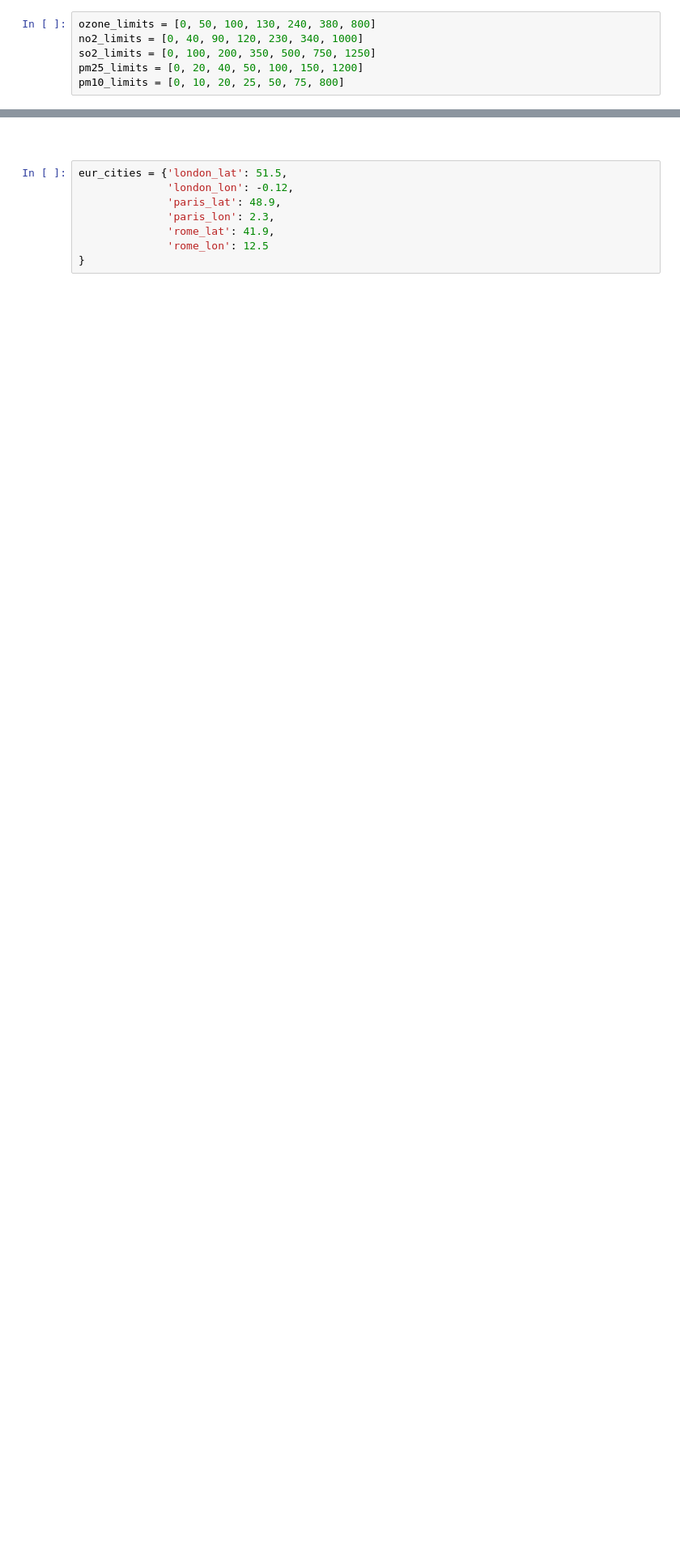
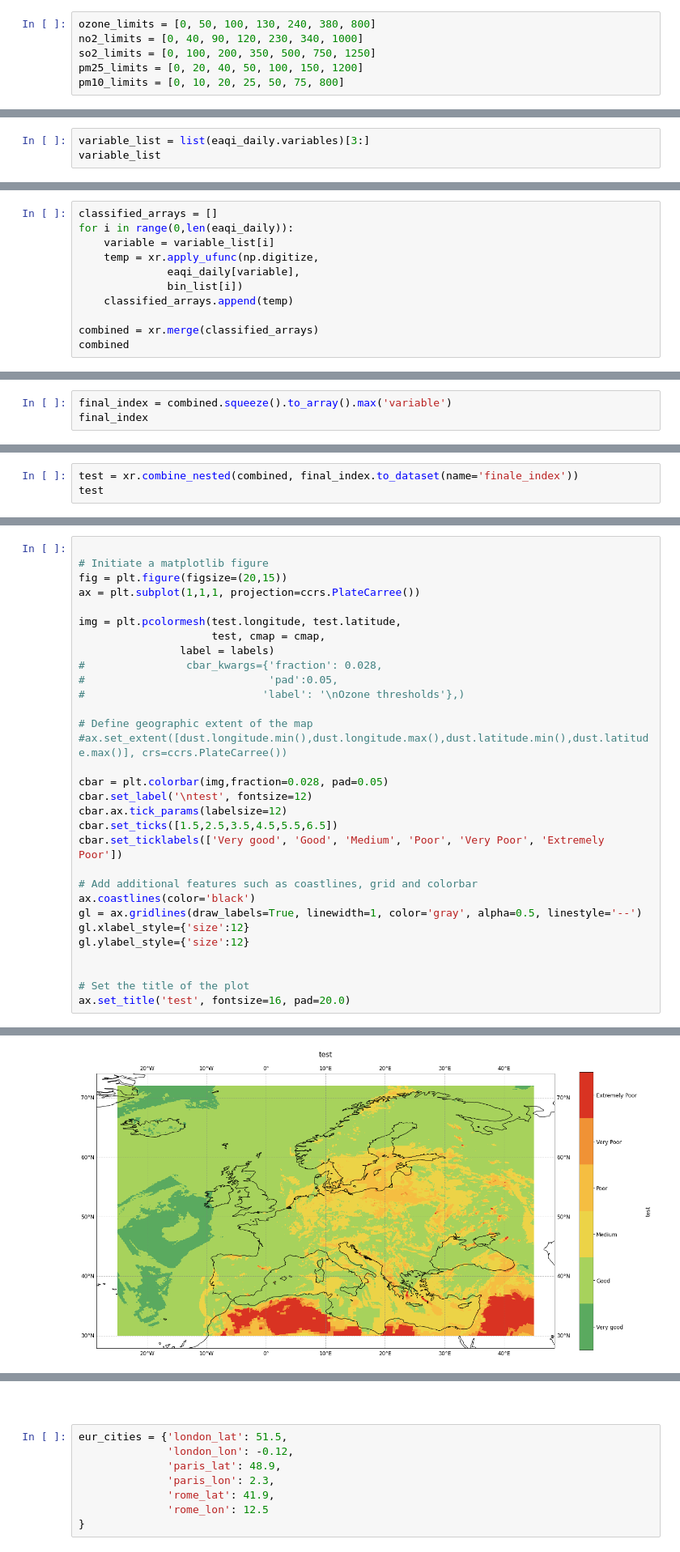
Before and after one commit to ecmwf-projects/copernicus-training, a Jupyter notebook: 215_cams_european_air_quality_index.ipynb, the cells around one changed output, grey strips where cells are left out. Shown at 81% size. Saved outputs shown, nothing was run; the diff lists cells and outputs as text; blank space fills up the shorter version.

```diff
--- a/215_cams_european_air_quality_index.ipynb
+++ b/215_cams_european_air_quality_index.ipynb
@@ -215,0 +352,3 @@ pm10_limits = [0, 10, 20, 25, 50, 75, 800]
+# %%
+variable_list = list(eaqi_daily.variables)[3:]
+variable_list
@@ -215,0 +372,11 @@ pm10_limits = [0, 10, 20, 25, 50, 75, 800]
+# %%
+classified_arrays = []
+for i in range(0,len(eaqi_daily)):
+    variable = variable_list[i]
+    temp = xr.apply_ufunc(np.digitize,
+              eaqi_daily[variable],
+              bin_list[i])
+    classified_arrays.append(temp)
+
+combined = xr.merge(classified_arrays)
+combined
@@ -215,0 +396,3 @@ pm10_limits = [0, 10, 20, 25, 50, 75, 800]
+# %%
+final_index = combined.squeeze().to_array().max('variable')
+final_index
@@ -215,0 +468,3 @@ pm10_limits = [0, 10, 20, 25, 50, 75, 800]
+# %%
+test = xr.combine_nested(combined, final_index.to_dataset(name='finale_index'))
+test
@@ -215,0 +473,32 @@ pm10_limits = [0, 10, 20, 25, 50, 75, 800]
+# %%
+
+# Initiate a matplotlib figure
+fig = plt.figure(figsize=(20,15))
+ax = plt.subplot(1,1,1, projection=ccrs.PlateCarree())
+
+img = plt.pcolormesh(test.longitude, test.latitude,
+                     test, cmap = cmap,
+                label = labels)
+#                cbar_kwargs={'fraction': 0.028,
+#                             'pad':0.05,
+#                            'label': '\nOzone thresholds'},)
+
+# Define geographic extent of the map
+#ax.set_extent([dust.longitude.min(),dust.longitude.max(),dust.latitude.min(),dust.latitude.max()], crs=ccrs.PlateCarree())
+
+cbar = plt.colorbar(img,fraction=0.028, pad=0.05)
+cbar.set_label('\ntest', fontsize=12)
+cbar.ax.tick_params(labelsize=12)
+cbar.set_ticks([1.5,2.5,3.5,4.5,5.5,6.5])
+cbar.set_ticklabels(['Very good', 'Good', 'Medium', 'Poor', 'Very Poor', 'Extremely Poor'])
+
+# Add additional features such as coastlines, grid and colorbar
+ax.coastlines(color='black')
+gl = ax.gridlines(draw_labels=True, linewidth=1, color='gray', alpha=0.5, linestyle='--')
+gl.xlabel_style={'size':12}
+gl.ylabel_style={'size':12}
+
+
+# Set the title of the plot
+ax.set_title('test', fontsize=16, pad=20.0)
+# %% [output]
@@ -215,0 +506 @@ pm10_limits = [0, 10, 20, 25, 50, 75, 800]
+[figure, added]
```
Also changed, not shown: parts of 51 cells of this notebook, 12 other files.
